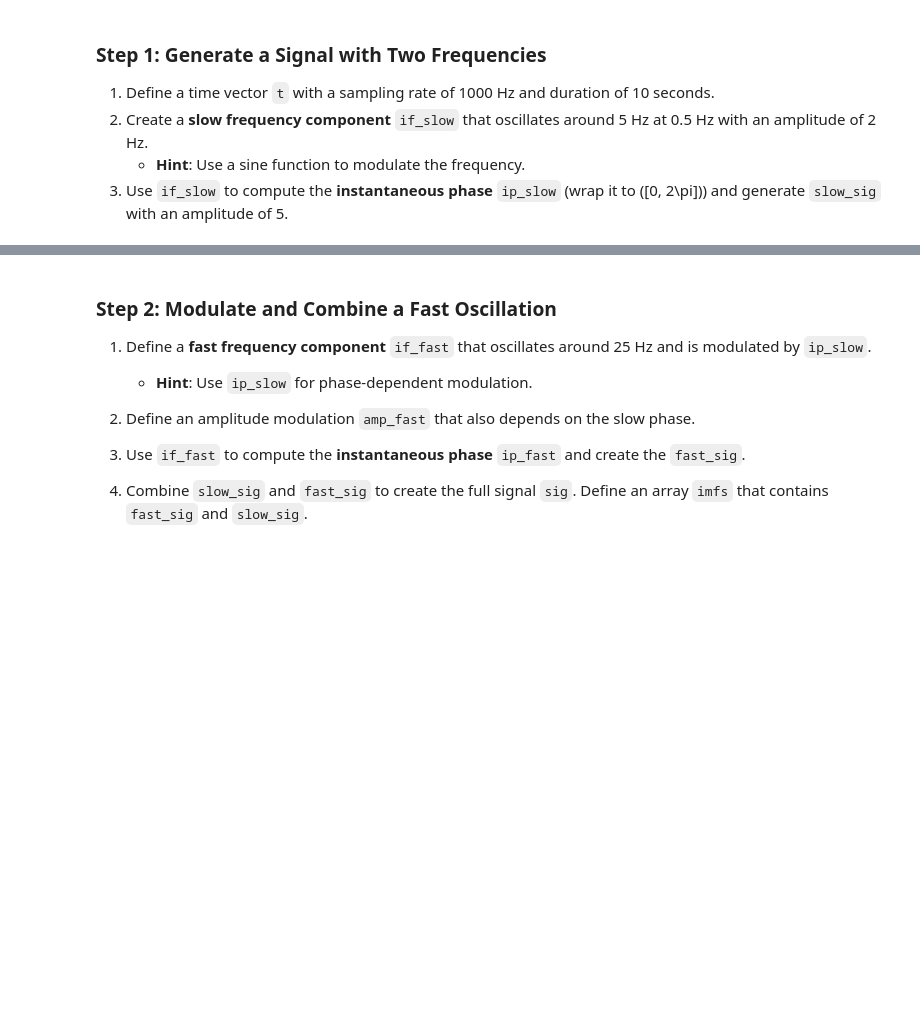
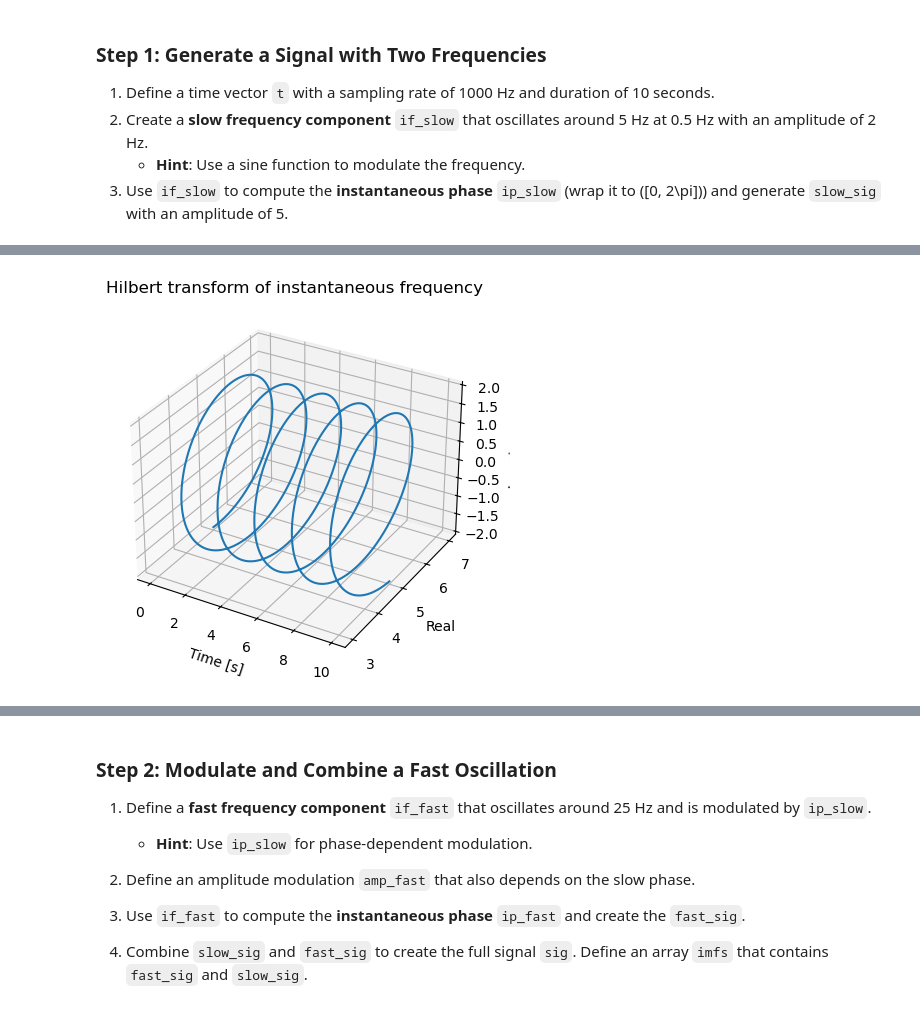
Before and after one commit to arashshahidi1997/NeuroPySeminar, a Jupyter notebook: W01_EMD/exercise/EMD_exercise.ipynb, the cells around one changed output, grey strips where cells are left out. Cells and saved outputs as stored; diff of their text form; code cells hidden in the pictures; blank space fills up the shorter version.

```diff
--- a/W01_EMD/exercise/EMD_exercise.ipynb
+++ b/W01_EMD/exercise/EMD_exercise.ipynb
@@ -43,0 +90,17 @@ slow_sig = amp_slow * np.cos(ip_slow)  # Slow signal
+# %%
+# hilbert transform on if_slow
+from scipy.signal import hilbert
+
+if_slow_hilbert = hilbert(if_slow)
+
+# plot 3d if_slow_hilbert against real, imag, time
+fig = plt.figure()
+ax = fig.add_subplot(111, projection='3d')
+ax.plot(t, np.real(if_slow_hilbert), np.imag(if_slow_hilbert))
+ax.set_xlabel('Time [s]')
+ax.set_ylabel('Real')
+ax.set_zlabel('Imaginary')
+plt.title('Hilbert transform of instantaneous frequency')
+plt.show()
+# %% [output]
+[figure, added]
```
Also changed, not shown: parts of 13 cells of this notebook, 3 other files.
